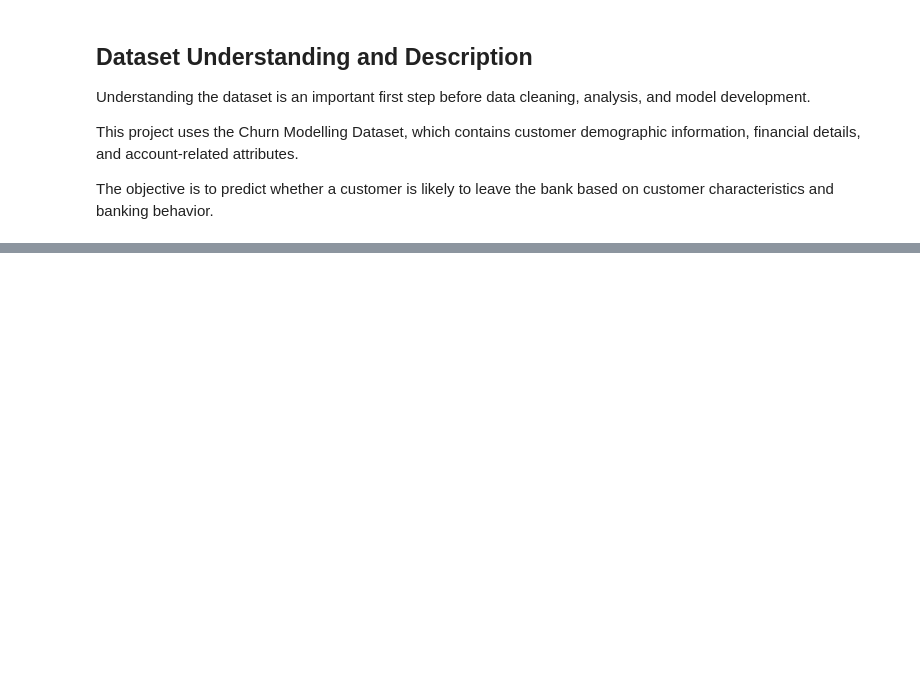
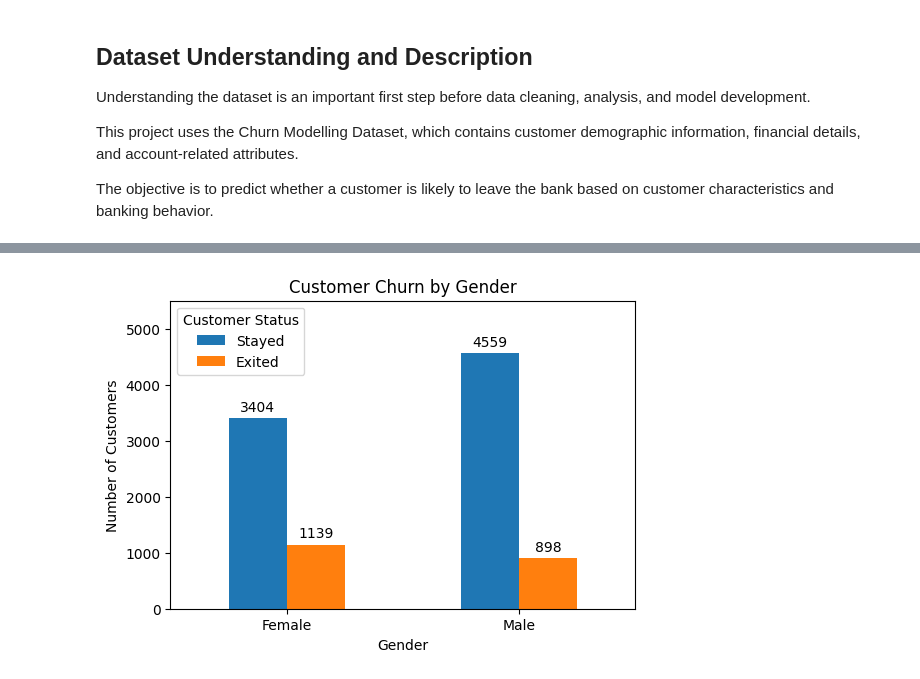
Before and after one commit to huzaifawaheed2/DevelopersHub-Corporation-Internship, a Jupyter notebook: Project-03-Customer-Churn-Prediction/notebooks/customer_churn_prediction.ipynb, the cells around one changed output, grey strips where cells are left out. Cells and saved outputs as stored; diff of their text form; code cells hidden in the pictures; blank space fills up the shorter version.

```diff
--- a/Project-03-Customer-Churn-Prediction/notebooks/customer_churn_prediction.ipynb
+++ b/Project-03-Customer-Churn-Prediction/notebooks/customer_churn_prediction.ipynb
@@ -83,0 +722,19 @@ The objective is to predict whether a customer is likely to leave the bank based
+# %%
+# Create churn by gender table
+
+gender_churn = pd.crosstab(
+    df_clean["Gender"],
+    df_clean["Exited"]
+)
+
+gender_churn.index = [
+    "Female(0)",
+    "Male(1)"
+]
+
+gender_churn.columns = [
+    "Stayed(0)",
+    "Exited(1)"
+]
+
+gender_churn
@@ -83,0 +765,36 @@ The objective is to predict whether a customer is likely to leave the bank based
+# %%
+# Create bar chart
+
+ax = gender_churn.plot(
+    kind="bar",
+    figsize=(6,4)
+)
+
+ax.set_xticklabels(
+    ["Female", "Male"],
+    rotation=0
+)
+
+# Add data labels
+
+for container in ax.containers:
+    ax.bar_label(
+        container,
+        padding=3
+    )
+
+plt.title("Customer Churn by Gender")
+plt.xlabel("Gender")
+plt.ylabel("Number of Customers")
+plt.legend(
+    title="Customer Status",
+    labels=["Stayed", "Exited"]
+)
+
+# Add extra space at top
+
+plt.ylim(0, 5500)
+
+plt.show()
+# %% [output]
+[figure, added]
```
Also changed, not shown: parts of 60 cells of this notebook.
